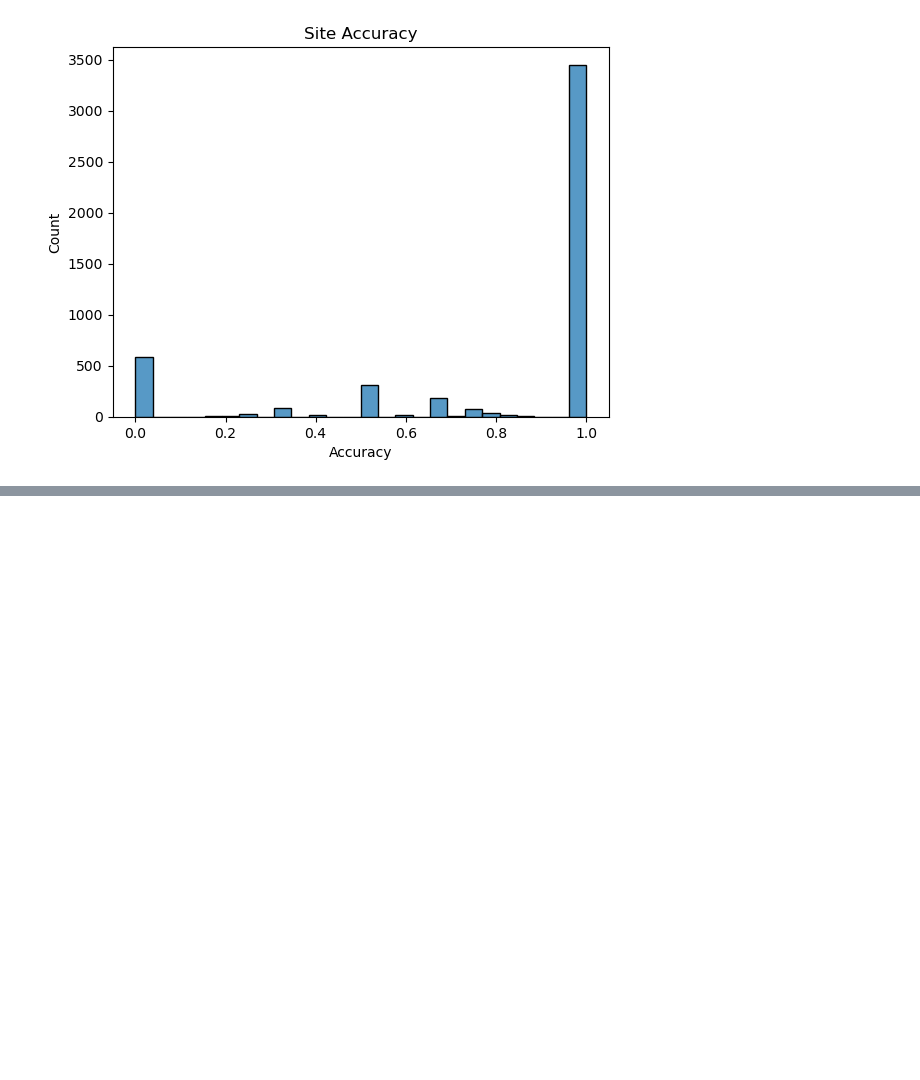
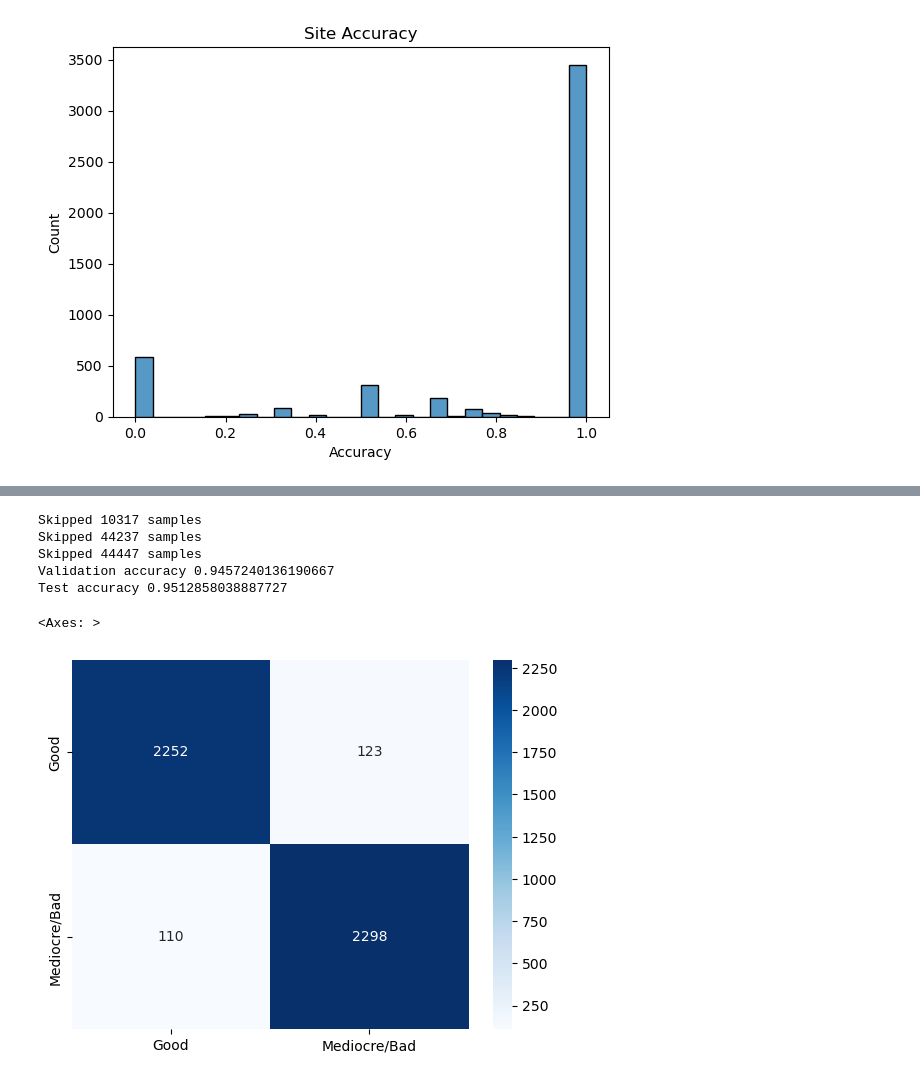
Before and after one commit to rithwiks/GNN_Water_Quality, a Jupyter notebook: baseline.ipynb, the cells around one changed output, grey strips where cells are left out. Saved outputs shown, nothing was run; the diff lists cells and outputs as text; code cells hidden in the pictures; blank space fills up the shorter version.

```diff
--- a/baseline.ipynb
+++ b/baseline.ipynb
@@ -397,0 +456,40 @@ Final Test Accuracy 78.70980829698752
+# %%
+# train a decision tree
+from sklearn.tree import DecisionTreeClassifier
+from sklearn.metrics import accuracy_score
+from sklearn.model_selection import cross_val_score
+from sklearn.model_selection import cross_val_predict
+
+train_dataset = DiatomDataset_SplitSite(sampling_op_to_tensor, y='Nitrates_Status1Y', sites=train_sites)
+val_dataset = DiatomDataset_SplitSite(sampling_op_to_tensor, y='Nitrates_Status1Y', sites=val_sites)
+test_dataset = DiatomDataset_SplitSite(sampling_op_to_tensor, y='Nitrates_Status1Y', sites=test_sites)
+
+X_train = torch.stack([train_dataset[i][0] for i in range(len(train_dataset))]).detach().numpy()
+y_train = np.array([train_dataset[i][1] for i in range(len(train_dataset))])
+X_val = torch.stack([val_dataset[i][0] for i in range(len(val_dataset))]).detach().numpy()
+y_val = np.array([val_dataset[i][1] for i in range(len(val_dataset))])
+X_test = torch.stack([test_dataset[i][0] for i in range(len(test_dataset))]).detach().numpy()
+y_test = np.array([test_dataset[i][1] for i in range(len(test_dataset))])
+
+clf = DecisionTreeClassifier()
+clf.fit(X_train, y_train)
+y_pred = clf.predict(X_val)
+print('Validation accuracy', accuracy_score(y_val, y_pred))
+y_pred = clf.predict(X_test)
+print('Test accuracy', accuracy_score(y_test, y_pred))
+
+with open('decision_tree.pkl', 'wb') as f:
+    pkl.dump(clf, f)
+
+conf_matrix = confusion_matrix(y_test, y_pred)
+sns.heatmap(conf_matrix, annot=True, fmt="d", cmap="Blues",
+           xticklabels=['Good', 'Mediocre/Bad'],
+            yticklabels=['Good', 'Mediocre/Bad'])
+# %% [output]
+Skipped 10317 samples
+Skipped 44237 samples
+Skipped 44447 samples
+Validation accuracy 0.9457240136190667
+Test accuracy 0.9512858038887727
+<Axes: >
+[figure, added]
```
Also changed, not shown: parts of 8 cells of this notebook, 1 other file.
